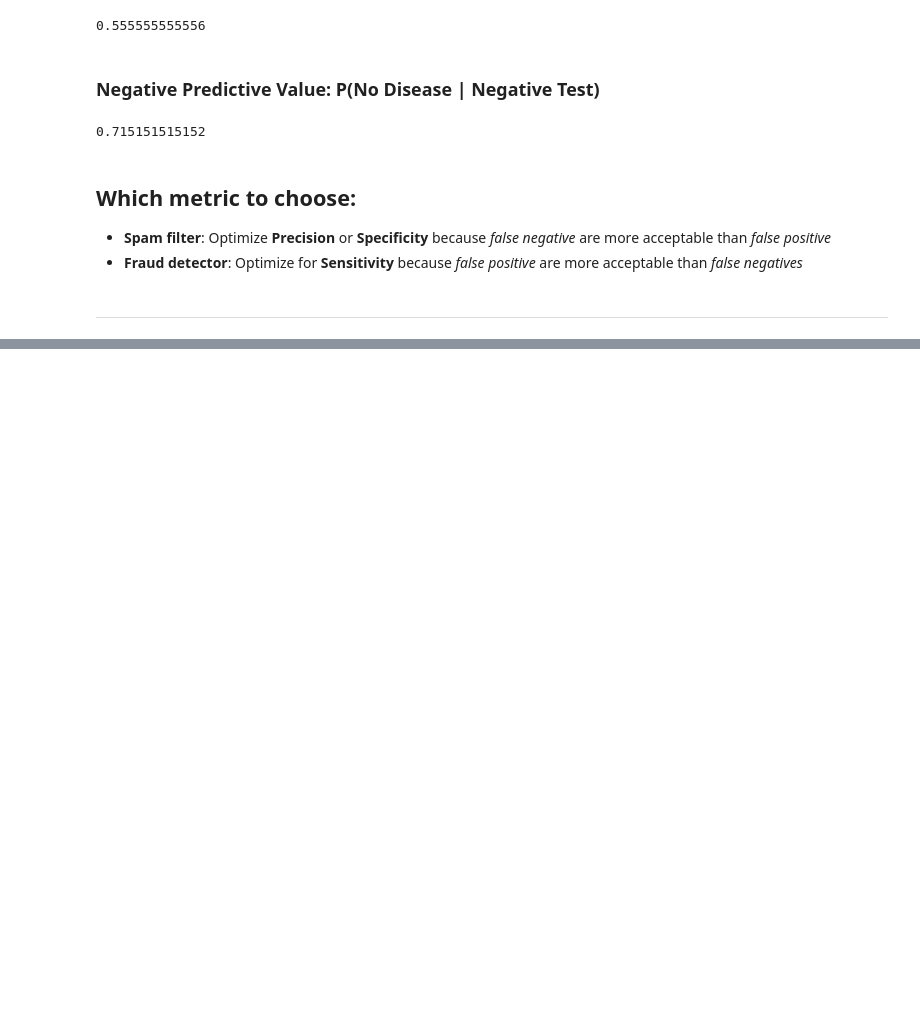
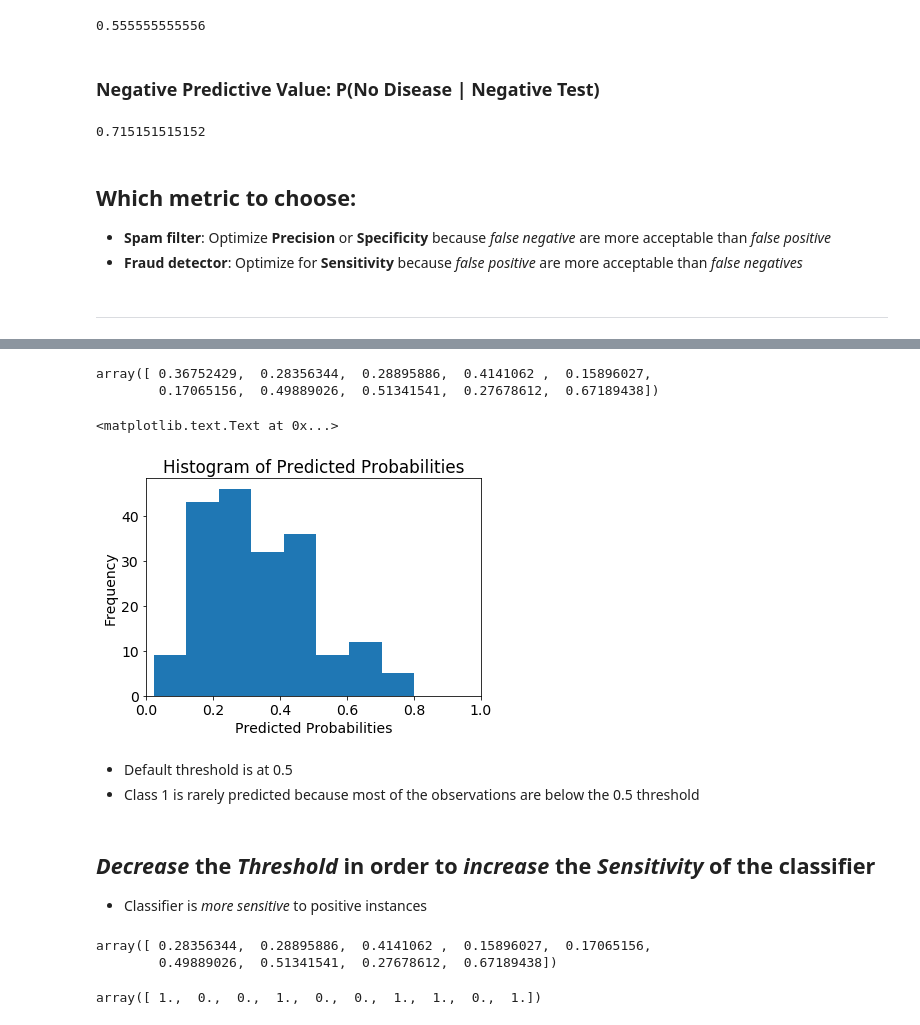
Before and after one commit to romabash/Python-notebooks-collection, a Jupyter notebook: Scikit-learn/7_Model-Evaluation.ipynb, the cells around one changed output, grey strips where cells are left out. Saved outputs shown, nothing was run; the diff lists cells and outputs as text; code cells hidden in the pictures; blank space fills up the shorter version.

```diff
--- a/Scikit-learn/7_Model-Evaluation.ipynb
+++ b/Scikit-learn/7_Model-Evaluation.ipynb
@@ -240,0 +265,29 @@ print(TN / (FN + TN))
+# %%
+# Look at first 10 predicted probabilities for class 1 (predicted value of 1)
+y_prob[0:10, 1]
+# %% [output]
+array([ 0.36752429,  0.28356344,  0.28895886,  0.4141062 ,  0.15896027,
+        0.17065156,  0.49889026,  0.51341541,  0.27678612,  0.67189438])
+# %%
+# Store all of the predicted probabilities for class 1
+y_pred_prob = logreg.predict_proba(X_test)[:, 1]
+# %%
+# Look at the Histrogram plot of the probabilities
+import matplotlib.pyplot as plt
+%matplotlib inline
+plt.rcParams['font.size'] = 14
+
+plt.hist(y_pred_prob, bins=8)
+plt.xlim(0, 1)
+plt.title("Histogram of Predicted Probabilities")
+plt.xlabel("Predicted Probabilities")
+plt.ylabel("Frequency")
+# %% [output]
+<matplotlib.text.Text at 0x...>
+[figure, added]
+# %% [markdown]
+- Default threshold is at 0.5
+- Class 1 is rarely predicted because most of the observations are below the 0.5 threshold
+# %% [markdown]
+## *Decrease* the *Threshold* in order to *increase* the *Sensitivity* of the classifier
+- Classifier is *more sensitive* to positive instances
@@ -240,0 +298,11 @@ print(TN / (FN + TN))
+# %%
+# Look at the first 10 predicted probabilities
+y_pred_prob[1:10]
+# %% [output]
+array([ 0.28356344,  0.28895886,  0.4141062 ,  0.15896027,  0.17065156,
+        0.49889026,  0.51341541,  0.27678612,  0.67189438])
+# %%
+# Look at the first 10 predicted classes with the lower threshold
+y_pred_class[0:10]
+# %% [output]
+array([ 1.,  0.,  0.,  1.,  0.,  0.,  1.,  1.,  0.,  1.])
```
Also changed, not shown: parts of 11 cells of this notebook.
